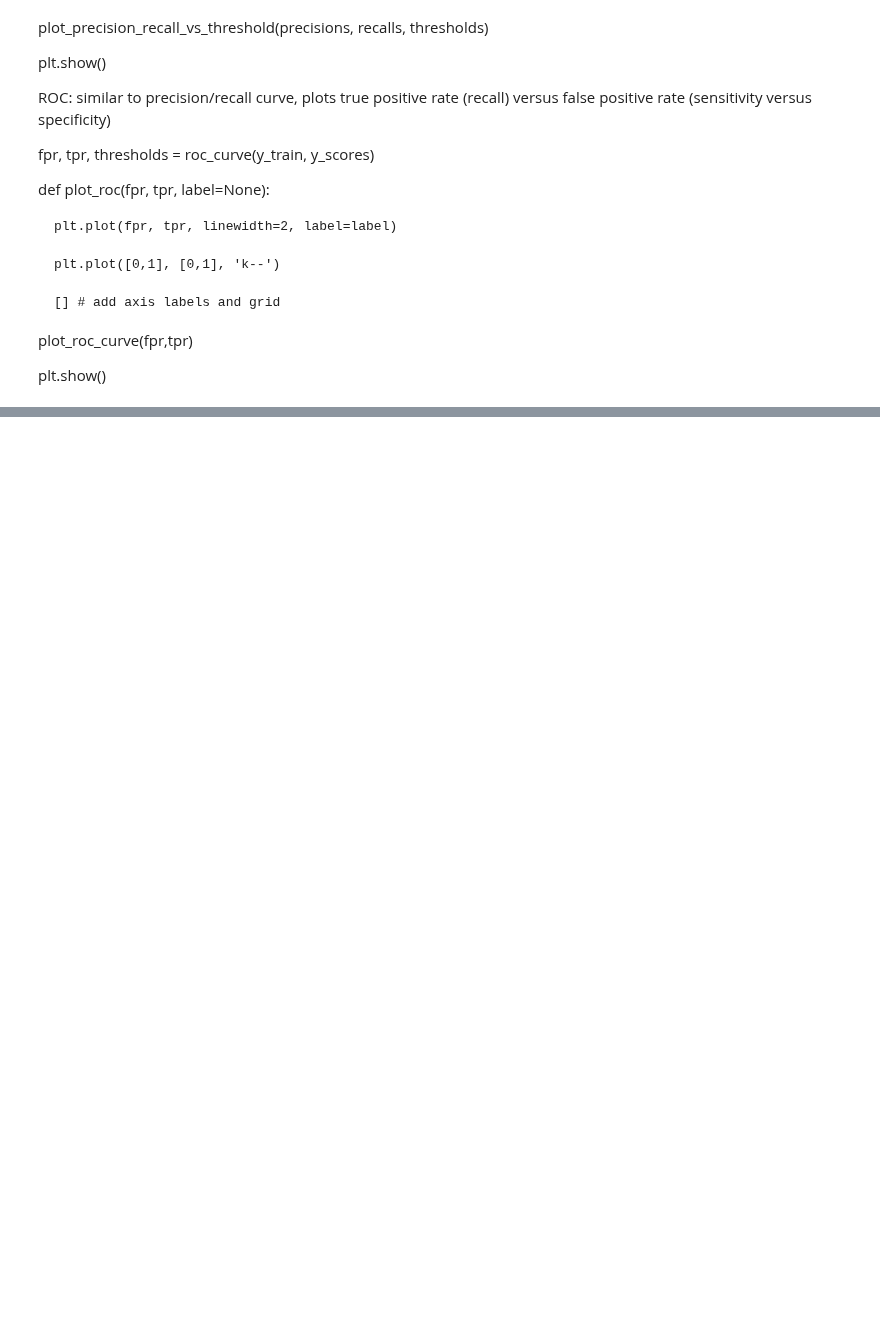
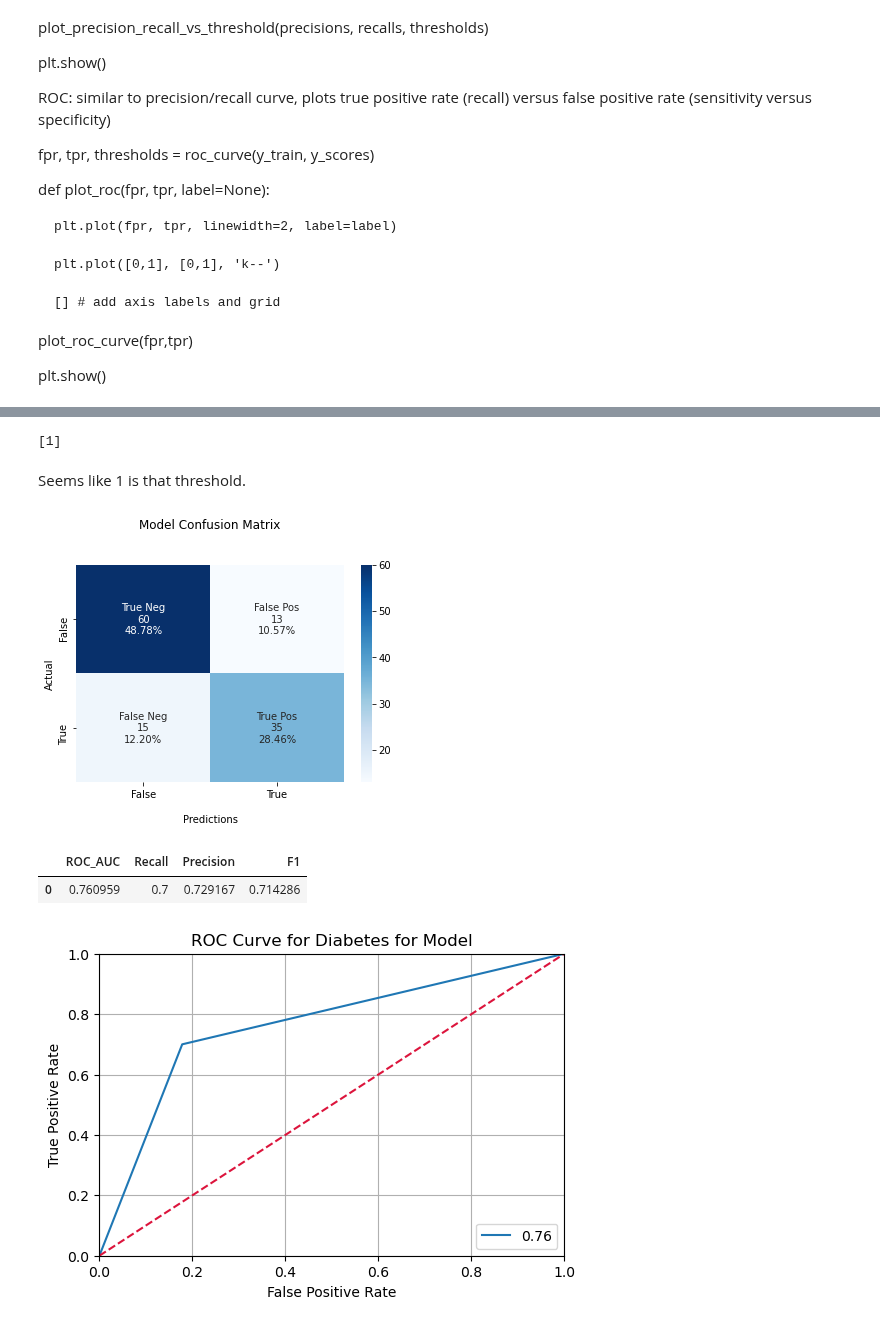
Before and after one commit to Aviost111/Diabetes_Predictions, a Jupyter notebook: Model_testing.ipynb, the cells around one changed output, grey strips where cells are left out. Drawn from its saved outputs; the diff is of its cells as text; code cells hidden in the pictures; blank space fills up the shorter version.

Commit message:
threshold is ruining my NIGHT

```diff
--- a/Model_testing.ipynb
+++ b/Model_testing.ipynb
@@ -150,6 +169,7 @@ def roc_show(y_test,y_predict):
     plt.figure(dpi=100)
     fpr, tpr, thresholds = roc_curve(y_test, y_predict)
     plt.plot(fpr,tpr,label = "%.2f" %sklearn.metrics.roc_auc_score(y_test,y_predict))
+    plt.plot([0, 1], [0, 1], color='crimson', linestyle='--')
     plt.legend(loc = 'lower right')
     plt.xlim([0.0, 1.0])
     plt.ylim([0.0, 1.0])
@@ -400,5 +384,5 @@ We get the best Recall score at 8 features. Let's check what the K needs to be f
 # %%
-X_train_fs, X_test_fs, fs = select_features(X_train_stand, y_train, X_test,8)
+X_train_fs, X_test_fs, fs = select_features(X_train_stand, y_train_stand, X_test_stand,8)
 
 k2 = []
 ind=[]
@@ -483,3 +467,5 @@ def plot_roc(fpr, tpr, label=None):
 plot_roc_curve(fpr,tpr)
 
 plt.show()
+# %%
+X_train2_fs, X_test2_fs, y_train2, y_test2 = train_test_split(X_train_fs,y_train_stand, test_size=0.2, random_state=25)
@@ -485,0 +499,14 @@ plt.show()
+# %%
+def Find_Optimal_Cutoff(target, predicted):
+    fpr, tpr, threshold = roc_curve(target, predicted)
+    i = np.arange(len(tpr))
+    roc = pd.DataFrame({'tf' : pd.Series(tpr-(1-fpr), index=i), 'threshold' : pd.Series(threshold, index=i)})
+    roc_t = roc.iloc[(roc.tf-0).abs().argsort()[:1]]
+
+    return list(roc_t['threshold'])
+
+threshold = Find_Optimal_Cutoff(y_test2,y_scores)
+
+print(threshold)
+# %% [output]
+[1]
@@ -485,0 +516,37 @@ plt.show()
+# %% [markdown]
+Seems like 1 is that threshold.
+# %%
+# testing the optimized model:
+
+recall_opt=[]
+precision_opt=[]
+roc_opt=[]
+f1_opt=[]
+
+knn_opt = KNeighborsClassifier(n_neighbors=9)
+
+knn_opt.fit(X_train_fs,y_train_stand)
+
+y_pred_opt = knn_opt.predict(X_test2_fs)
+
+recall_opt.append(recall_score(y_test2, y_pred_opt))
+
+precision_opt.append(precision_score(y_test2, y_pred_opt))
+
+roc_opt.append(sklearn.metrics.roc_auc_score(y_test2,y_pred_opt))
+
+f1_opt.append(fbeta_score(y_test2, y_pred_opt, beta=1))
+
+d_opt = {'ROC_AUC': roc_opt, 'Recall': recall_opt,'Precision':precision_opt,'F1':f1_opt}
+
+df_opt = pd.DataFrame(data=d_opt)
+
+confusion_matrix_show(confusion_matrix(y_test2, y_pred_opt))
+roc_show(y_test2,y_pred_opt)
+
+df_opt
+# %% [output]
+[figure, added]
+|  | ROC_AUC | Recall | Precision | F1 |
+| 0 | 0.760959 | 0.7 | 0.729167 | 0.714286 |
+[figure, added]
```
Also changed, not shown: parts of 15 cells of this notebook.
